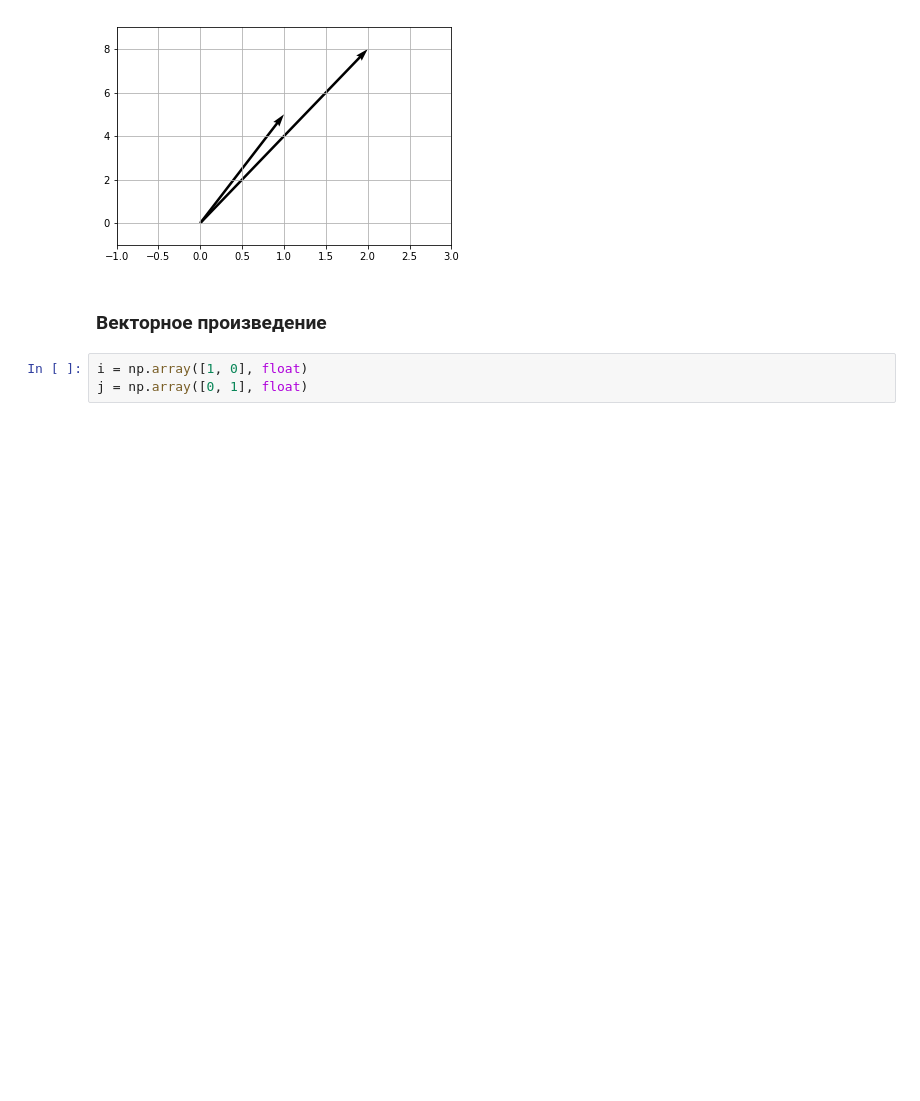
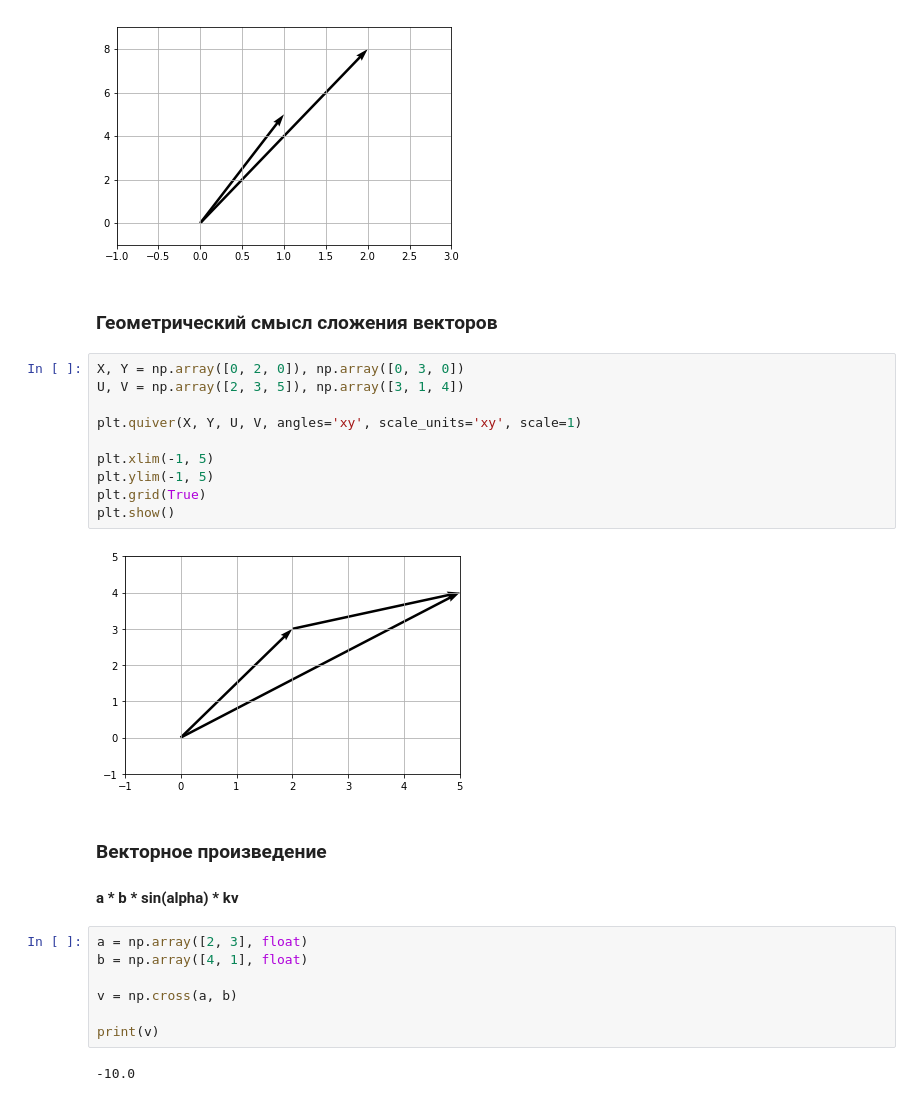
Before and after one commit to VitalyGladyshev/Math_Ess, a Jupyter notebook: Тема_5_Введение_в_линейную_алгебру_конспект.ipynb, the cells around one changed output. Drawn from its saved outputs; the diff is of its cells as text; blank space fills up the shorter version.

```diff
--- a/Тема_5_Введение_в_линейную_алгебру_конспект.ipynb
+++ b/Тема_5_Введение_в_линейную_алгебру_конспект.ipynb
@@ -416,8 +433,30 @@ plt.grid(True)
 plt.show()
 # %% [output]
 [figure]
+# %% [markdown]
+### Геометрический смысл сложения векторов
+# %%
+X, Y = np.array([0, 2, 0]), np.array([0, 3, 0])
+U, V = np.array([2, 3, 5]), np.array([3, 1, 4])
+
+plt.quiver(X, Y, U, V, angles='xy', scale_units='xy', scale=1)
+
+plt.xlim(-1, 5)
+plt.ylim(-1, 5)
+plt.grid(True)
+plt.show()
+# %% [output]
+[figure, added]
 # %% [markdown]
 ### Векторное произведение
+
+#### a * b * sin(alpha) * kv
 # %%
-i = np.array([1, 0], float)
-j = np.array([0, 1], float)
+a = np.array([2, 3], float)
+b = np.array([4, 1], float)
+
+v = np.cross(a, b)
+
+print(v)
+# %% [output]
+-10.0
```
Also changed, not shown: parts of 9 cells of this notebook, 3 other files.
